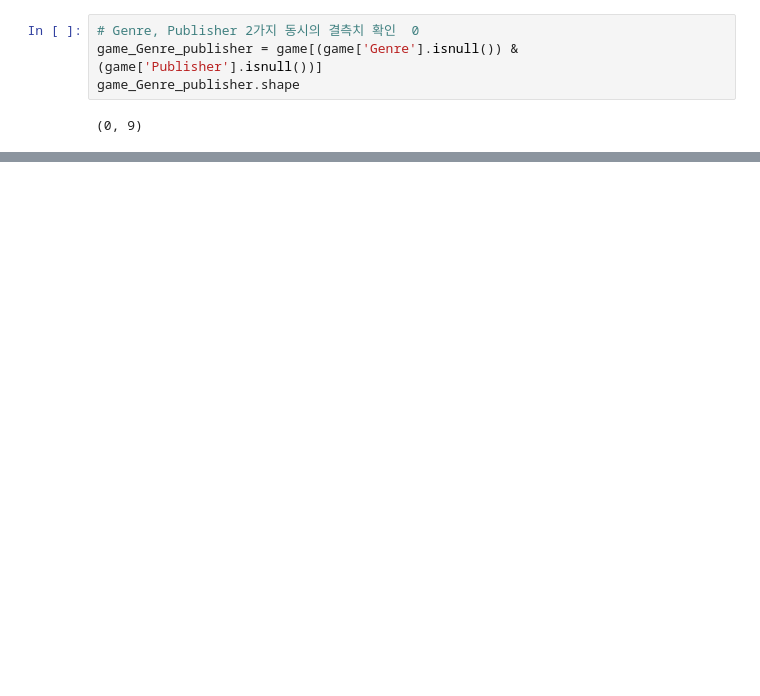
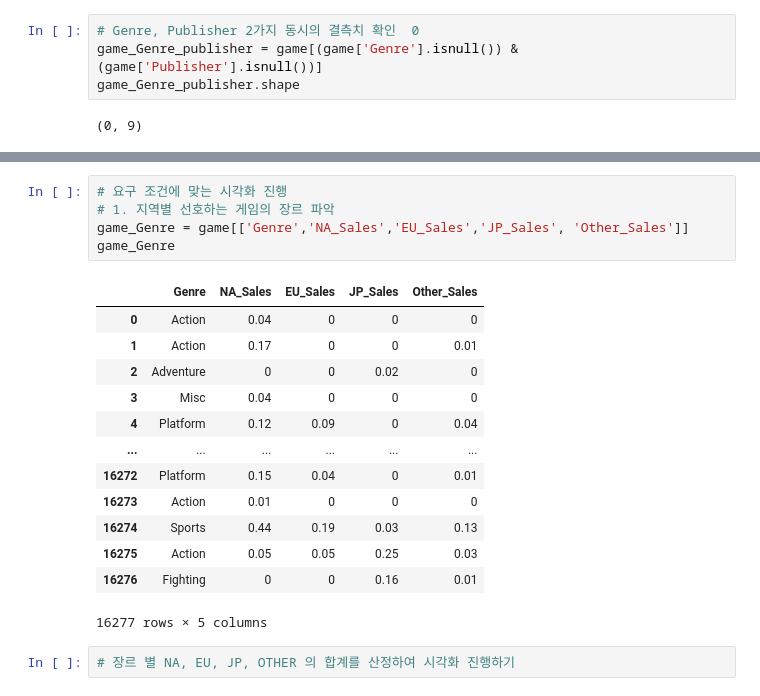
Before and after one commit to matHoYoung/AI_18_JHY_section1, a Jupyter notebook: AI_18_정호영_section1.ipynb, the cells around one changed output, grey strips where cells are left out. Saved outputs shown, nothing was run; the diff lists cells and outputs as text; blank space fills up the shorter version.

```diff
--- a/AI_18_정호영_section1.ipynb
+++ b/AI_18_정호영_section1.ipynb
@@ -170,0 +263,21 @@ game_Genre_publisher.shape
+# %%
+# 요구 조건에 맞는 시각화 진행
+# 1. 지역별 선호하는 게임의 장르 파악
+game_Genre = game[['Genre','NA_Sales','EU_Sales','JP_Sales', 'Other_Sales']]
+game_Genre
+# %% [output]
+|  | Genre | NA_Sales | EU_Sales | JP_Sales | Other_Sales |
+| 0 | Action | 0.04 | 0 | 0 | 0 |
+| 1 | Action | 0.17 | 0 | 0 | 0.01 |
+| 2 | Adventure | 0 | 0 | 0.02 | 0 |
+| 3 | Misc | 0.04 | 0 | 0 | 0 |
+| 4 | Platform | 0.12 | 0.09 | 0 | 0.04 |
+| ... | ... | ... | ... | ... | ... |
+| 16272 | Platform | 0.15 | 0.04 | 0 | 0.01 |
+| 16273 | Action | 0.01 | 0 | 0 | 0 |
+| 16274 | Sports | 0.44 | 0.19 | 0.03 | 0.13 |
+| 16275 | Action | 0.05 | 0.05 | 0.25 | 0.03 |
+| 16276 | Fighting | 0 | 0 | 0.16 | 0.01 |
+16277 rows × 5 columns
+# %%
+# 장르 별 NA, EU, JP, OTHER 의 합계를 산정하여 시각화 진행하기
```
Also changed, not shown: parts of 9 cells of this notebook.
